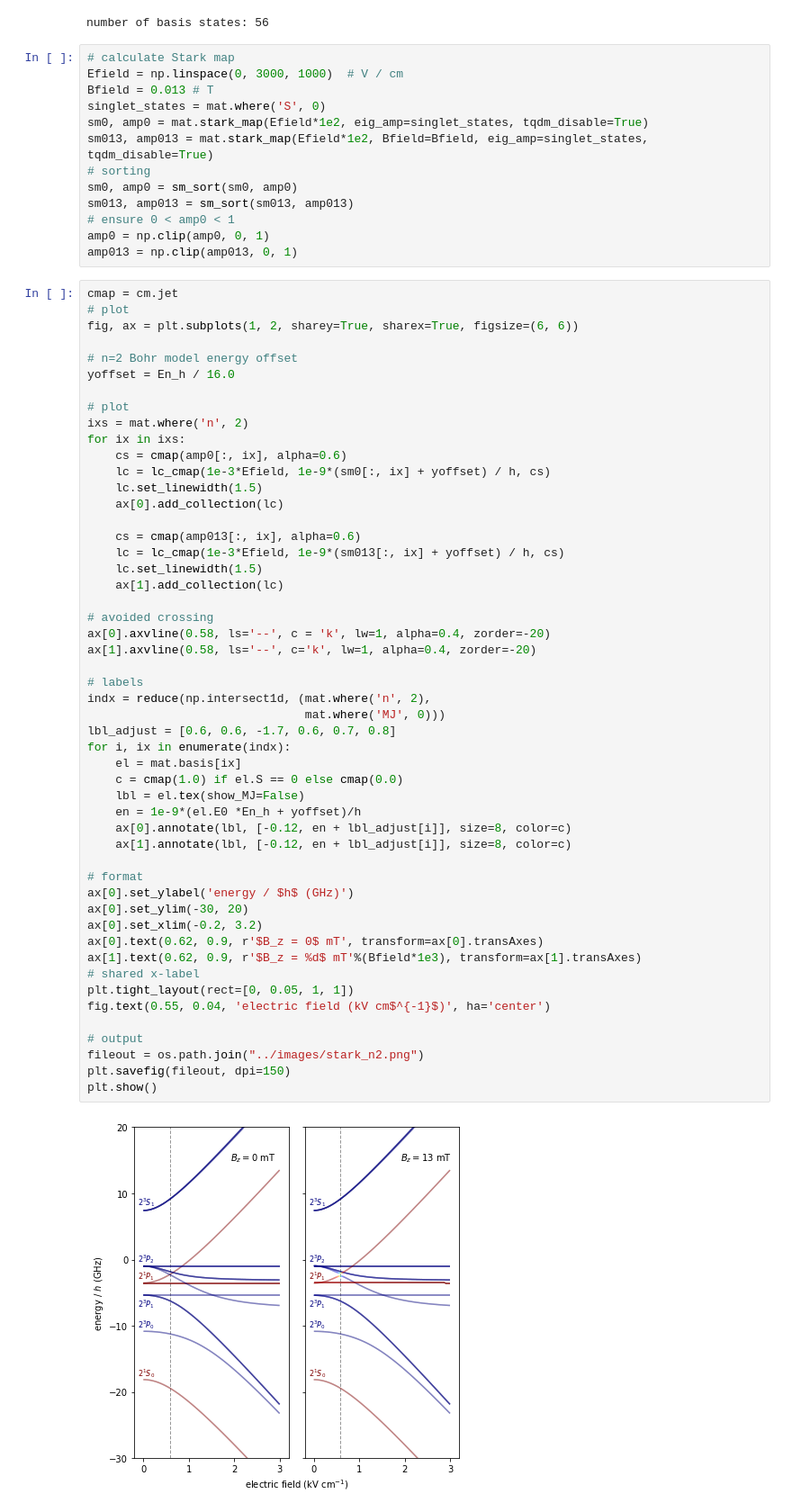
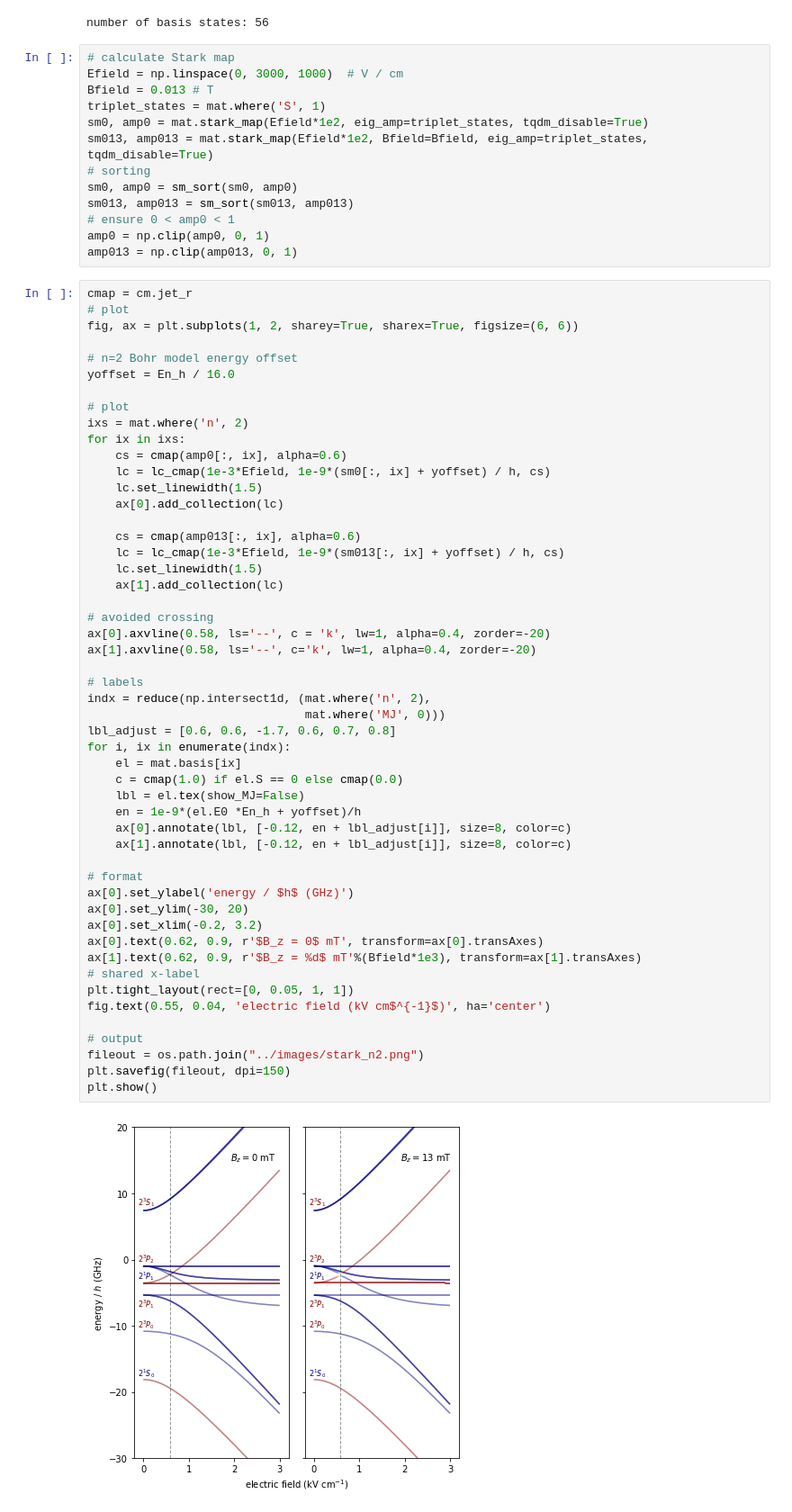
Before and after one commit to ad3ller/pypositronium, a Jupyter notebook: notebooks/Stark Map - n2.ipynb, the cells around one changed output. Shown: that part at 90% size. Cells and saved outputs as stored; diff of their text form.

Commit message:
fix singlet/ triplet colorbar

```diff
--- a/notebooks/Stark Map - n2.ipynb
+++ b/notebooks/Stark Map - n2.ipynb
@@ -32,9 +32,9 @@ number of basis states: 56
 # calculate Stark map
 Efield = np.linspace(0, 3000, 1000)  # V / cm
 Bfield = 0.013 # T
-singlet_states = mat.where('S', 0)
-sm0, amp0 = mat.stark_map(Efield*1e2, eig_amp=singlet_states, tqdm_disable=True)
-sm013, amp013 = mat.stark_map(Efield*1e2, Bfield=Bfield, eig_amp=singlet_states, tqdm_disable=True)
+triplet_states = mat.where('S', 1)
+sm0, amp0 = mat.stark_map(Efield*1e2, eig_amp=triplet_states, tqdm_disable=True)
+sm013, amp013 = mat.stark_map(Efield*1e2, Bfield=Bfield, eig_amp=triplet_states, tqdm_disable=True)
 # sorting
 sm0, amp0 = sm_sort(sm0, amp0)
 sm013, amp013 = sm_sort(sm013, amp013)
@@ -42,7 +42,7 @@ sm013, amp013 = sm_sort(sm013, amp013)
 amp0 = np.clip(amp0, 0, 1)
 amp013 = np.clip(amp013, 0, 1)
 # %%
-cmap = cm.jet
+cmap = cm.jet_r
 # plot
 fig, ax = plt.subplots(1, 2, sharey=True, sharex=True, figsize=(6, 6))
 
@@ -66,34 +66,34 @@ for ix in ixs:
 ax[0].axvline(0.58, ls='--', c = 'k', lw=1, alpha=0.4, zorder=-20)
 ax[1].axvline(0.58, ls='--', c='k', lw=1, alpha=0.4, zorder=-20)
 
 # labels
 indx = reduce(np.intersect1d, (mat.where('n', 2),
                                mat.where('MJ', 0)))
 lbl_adjust = [0.6, 0.6, -1.7, 0.6, 0.7, 0.8]
 for i, ix in enumerate(indx):
     el = mat.basis[ix]
     c = cmap(1.0) if el.S == 0 else cmap(0.0)
     lbl = el.tex(show_MJ=False)
     en = 1e-9*(el.E0 *En_h + yoffset)/h
     ax[0].annotate(lbl, [-0.12, en + lbl_adjust[i]], size=8, color=c)
     ax[1].annotate(lbl, [-0.12, en + lbl_adjust[i]], size=8, color=c)
 
 # format
 ax[0].set_ylabel('energy / $h$ (GHz)')
 ax[0].set_ylim(-30, 20)
 ax[0].set_xlim(-0.2, 3.2)
 ax[0].text(0.62, 0.9, r'$B_z = 0$ mT', transform=ax[0].transAxes)
 ax[1].text(0.62, 0.9, r'$B_z = %d$ mT'%(Bfield*1e3), transform=ax[1].transAxes)
 # shared x-label
 plt.tight_layout(rect=[0, 0.05, 1, 1])
 fig.text(0.55, 0.04, 'electric field (kV cm$^{-1}$)', ha='center')
 
 # output
 fileout = os.path.join("../images/stark_n2.png")
 plt.savefig(fileout, dpi=150)
 plt.show()
 # %% [output]
-[figure, old version]
+[figure, new version]
 # %%
 fig, ax = plt.subplots(figsize=(7, 4))
 
```
Also changed, not shown: parts of 1 cell of this notebook, 2 other files.
